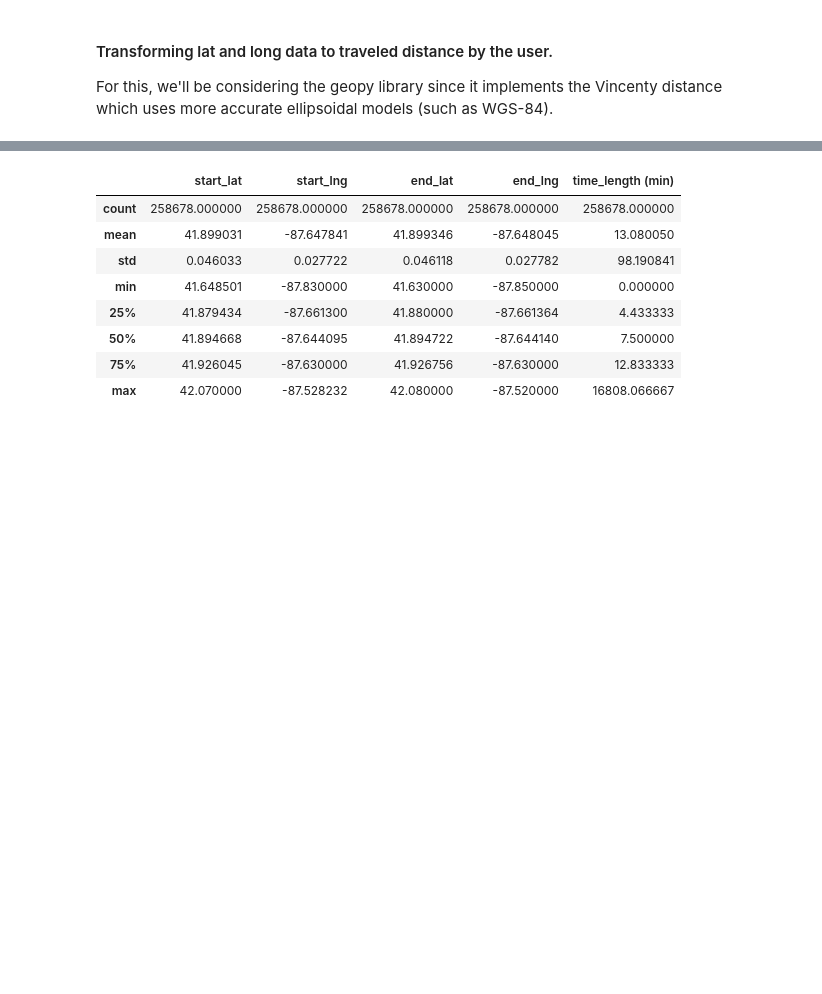
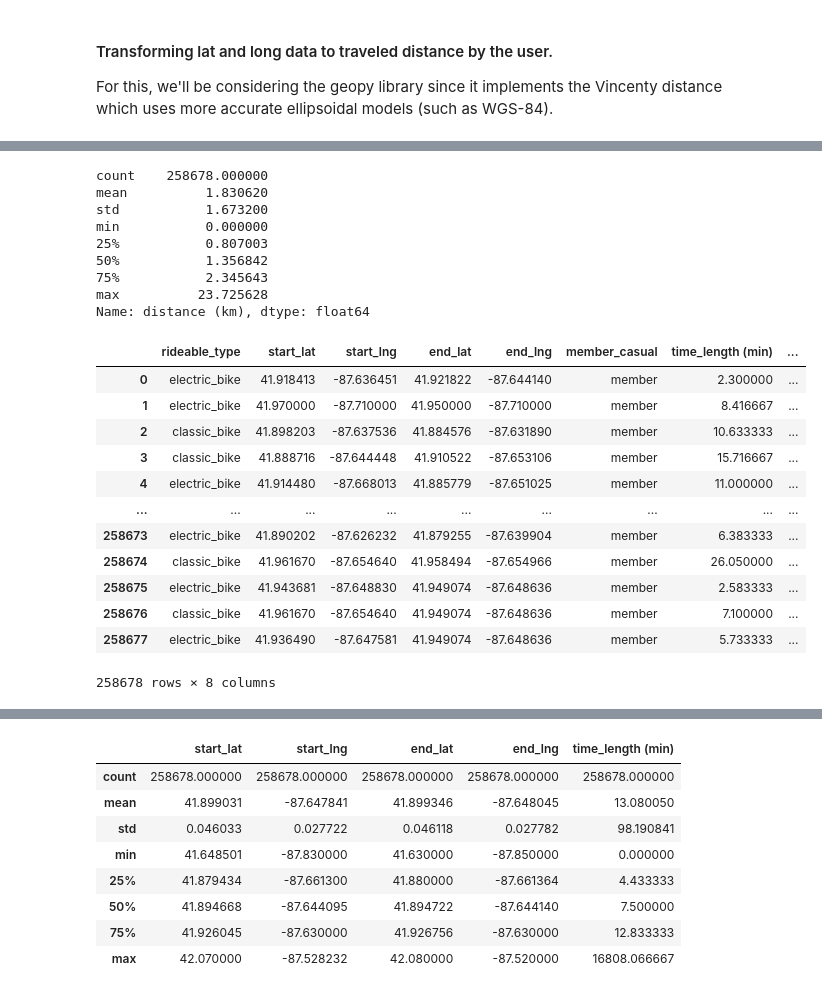
Before and after one commit to Lau397/Case_Study_Bike-Share, a Jupyter notebook: DA_Cyclistic.ipynb, the cells around one changed output, grey strips where cells are left out. Saved outputs shown, nothing was run; the diff lists cells and outputs as text; code cells hidden in the pictures; blank space fills up the shorter version.

```diff
--- a/DA_Cyclistic.ipynb
+++ b/DA_Cyclistic.ipynb
@@ -272,0 +284,27 @@ NameError: name 'geopy' is not defined
+# %%
+# Getting basic statistics from the distance column:
+print(df_bikes["distance (km)"].describe())
+df_bikes
+# %% [output]
+count    258678.000000
+mean          1.830620
+std           1.673200
+min           0.000000
+25%           0.807003
+50%           1.356842
+75%           2.345643
+max          23.725628
+Name: distance (km), dtype: float64
+|  | rideable_type | start_lat | start_lng | end_lat | end_lng | member_casual | time_length (min) | ... |
+| 0 | electric_bike | 41.918413 | -87.636451 | 41.921822 | -87.644140 | member | 2.300000 | ... |
+| 1 | electric_bike | 41.970000 | -87.710000 | 41.950000 | -87.710000 | member | 8.416667 | ... |
+| 2 | classic_bike | 41.898203 | -87.637536 | 41.884576 | -87.631890 | member | 10.633333 | ... |
+| 3 | classic_bike | 41.888716 | -87.644448 | 41.910522 | -87.653106 | member | 15.716667 | ... |
+| 4 | electric_bike | 41.914480 | -87.668013 | 41.885779 | -87.651025 | member | 11.000000 | ... |
+| ... | ... | ... | ... | ... | ... | ... | ... | ... |
+| 258673 | electric_bike | 41.890202 | -87.626232 | 41.879255 | -87.639904 | member | 6.383333 | ... |
+| 258674 | classic_bike | 41.961670 | -87.654640 | 41.958494 | -87.654966 | member | 26.050000 | ... |
+| 258675 | electric_bike | 41.943681 | -87.648830 | 41.949074 | -87.648636 | member | 2.583333 | ... |
+| 258676 | classic_bike | 41.961670 | -87.654640 | 41.949074 | -87.648636 | member | 7.100000 | ... |
+| 258677 | electric_bike | 41.936490 | -87.647581 | 41.949074 | -87.648636 | member | 5.733333 | ... |
+258678 rows × 8 columns
```
Also changed, not shown: parts of 11 cells of this notebook.
